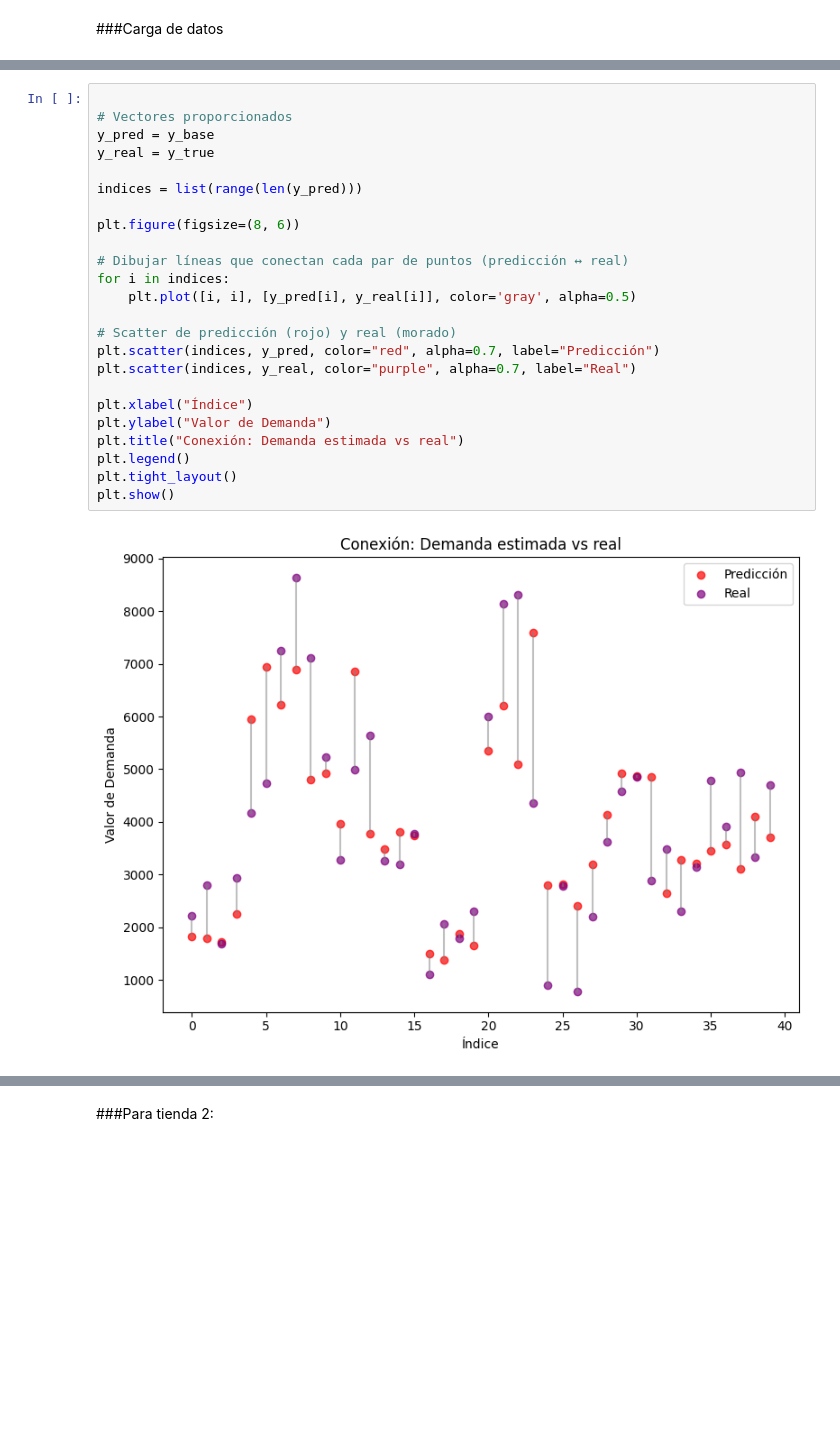
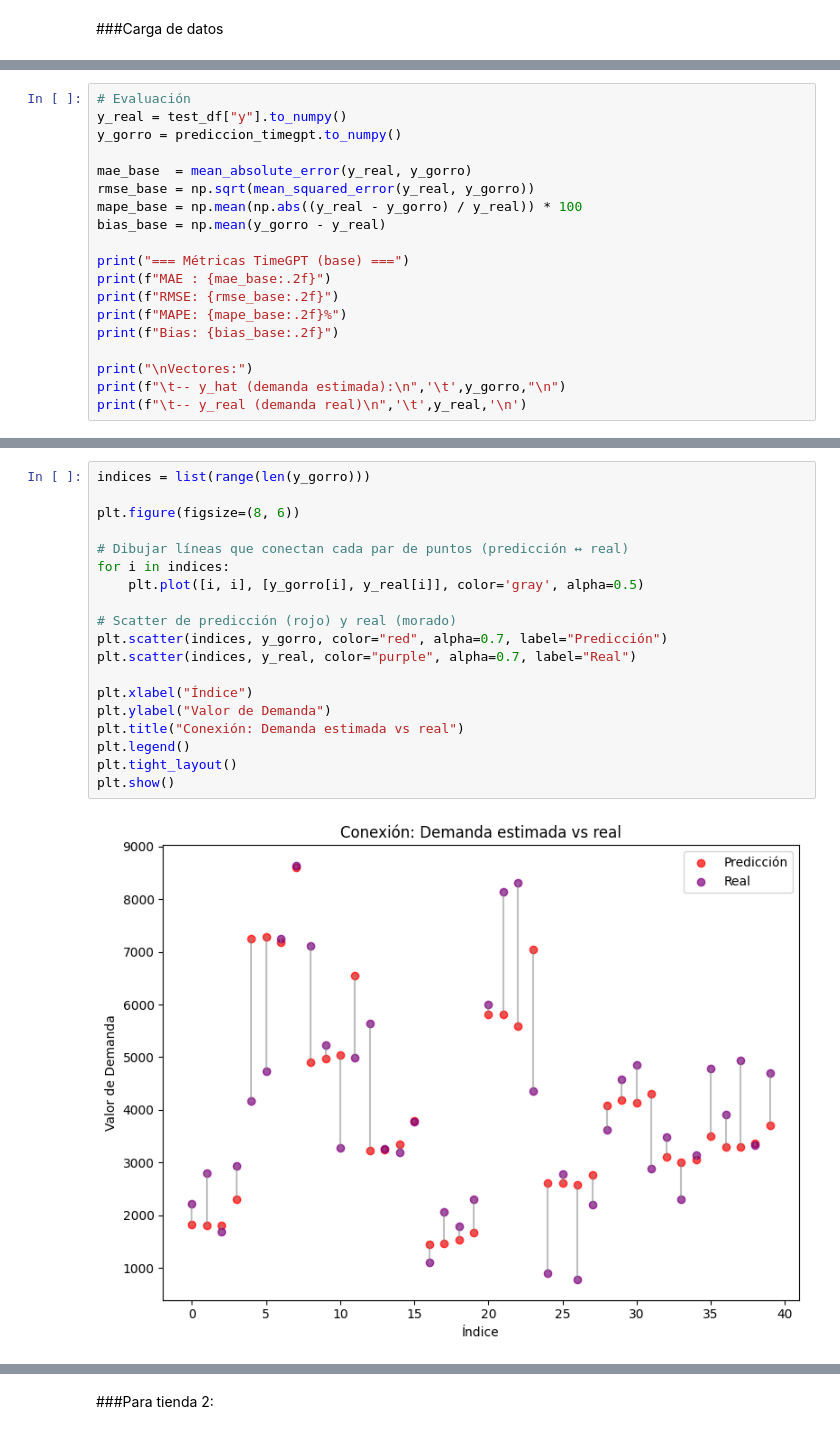
Before and after one commit to kamilacruz/capstone_grupo2, a Jupyter notebook: Códigos/timegpt+nhits.ipynb, the cells around one changed output, grey strips where cells are left out. Cells and saved outputs as stored; diff of their text form; blank space fills up the shorter version.

Commit message:
cambios en archivo jupyter + bases de datos ocupadas

```diff
--- a/Códigos/timegpt+nhits.ipynb
+++ b/Códigos/timegpt+nhits.ipynb
@@ -177,0 +147,19 @@ GPU mem reserved:  0.0 GB
+# %%
+# Evaluación
+y_real = test_df["y"].to_numpy()
+y_gorro = prediccion_timegpt.to_numpy()
+
+mae_base  = mean_absolute_error(y_real, y_gorro)
+rmse_base = np.sqrt(mean_squared_error(y_real, y_gorro))
+mape_base = np.mean(np.abs((y_real - y_gorro) / y_real)) * 100
+bias_base = np.mean(y_gorro - y_real)
+
+print("=== Métricas TimeGPT (base) ===")
+print(f"MAE : {mae_base:.2f}")
+print(f"RMSE: {rmse_base:.2f}")
+print(f"MAPE: {mape_base:.2f}%")
+print(f"Bias: {bias_base:.2f}")
+
+print("\nVectores:")
+print(f"\t-- y_hat (demanda estimada):\n",'\t',y_gorro,"\n")
+print(f"\t-- y_real (demanda real)\n",'\t',y_real,'\n')
@@ -178,26 +186,21 @@ GPU mem reserved:  0.0 GB
 # %%
-
-# Vectores proporcionados
-y_pred = y_base
-y_real = y_true
-
-indices = list(range(len(y_pred)))
+indices = list(range(len(y_gorro)))
 
 plt.figure(figsize=(8, 6))
 
 # Dibujar líneas que conectan cada par de puntos (predicción ↔ real)
 for i in indices:
-    plt.plot([i, i], [y_pred[i], y_real[i]], color='gray', alpha=0.5)
+    plt.plot([i, i], [y_gorro[i], y_real[i]], color='gray', alpha=0.5)
 
 # Scatter de predicción (rojo) y real (morado)
-plt.scatter(indices, y_pred, color="red", alpha=0.7, label="Predicción")
+plt.scatter(indices, y_gorro, color="red", alpha=0.7, label="Predicción")
 plt.scatter(indices, y_real, color="purple", alpha=0.7, label="Real")
 
 plt.xlabel("Índice")
 plt.ylabel("Valor de Demanda")
 plt.title("Conexión: Demanda estimada vs real")
 plt.legend()
 plt.tight_layout()
 plt.show()
 # %% [output]
-[figure, old version]
+[figure, new version]
```
Also changed, not shown: parts of 20 cells of this notebook, 3 other files.
